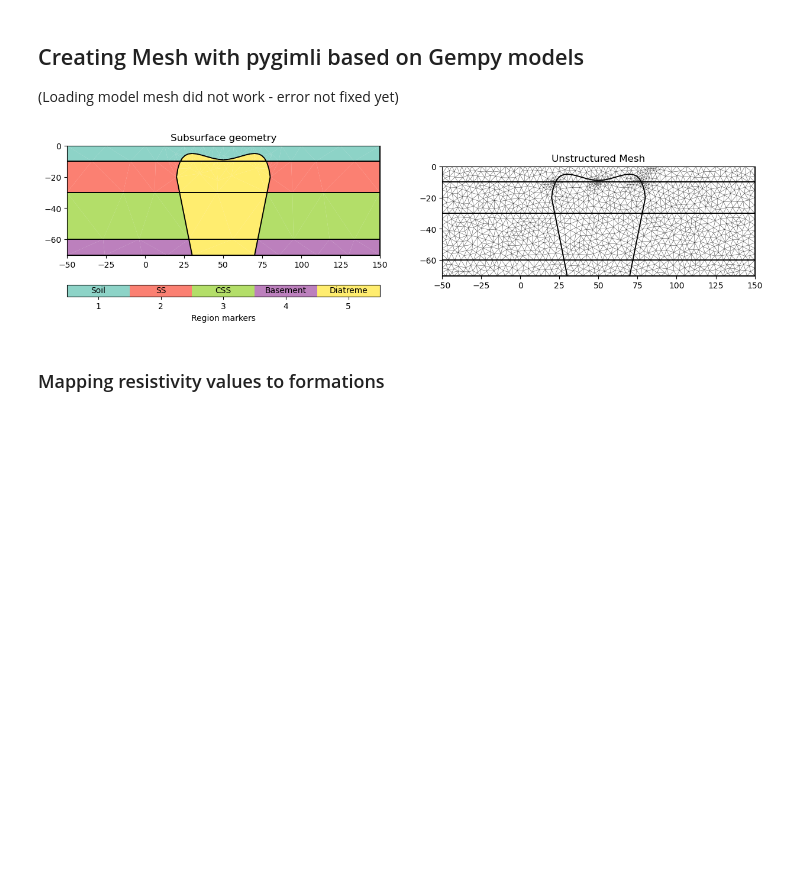
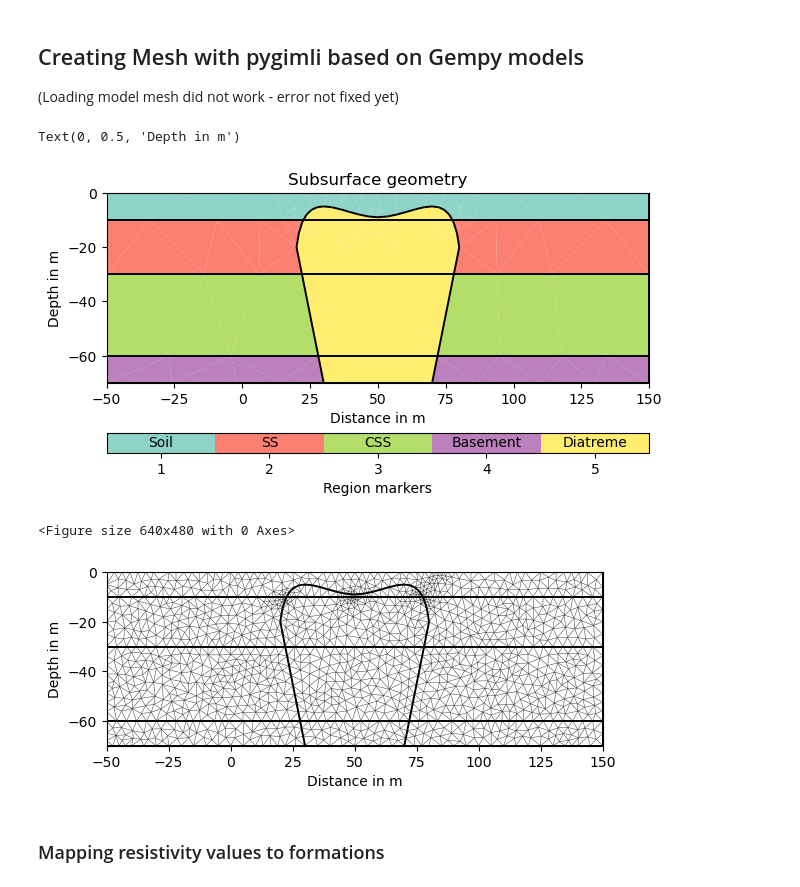
Before and after one commit to ZiegAnt/ResearchModule, a Jupyter notebook: RM_pygimli_computations.ipynb, the cells around one changed output. Saved outputs shown, nothing was run; the diff lists cells and outputs as text; code cells hidden in the pictures; blank space fills up the shorter version.

```diff
--- a/RM_pygimli_computations.ipynb
+++ b/RM_pygimli_computations.ipynb
@@ -119,25 +119,32 @@ mt.exportPLC(geom_mesh, 'mesh_combinedmodel.poly')
 
 #Append a boundary region for forward calculations
 #world_with_boundary = pg.meshtools.appendTriangleBoundary(world, marker=1, xbound=10, ybound=10)
-# %%
-# Visualization of geometry
-fig, (ax1,ax2) = plt.subplots(1,2,figsize=(15, 19))
-ax1.set_title('Subsurface geometry')
-pg.show(geom,ax=ax1)
-
-# Notes
-plt.text(0, 0.3, 'Soil', horizontalalignment='center', ) #, bbox=dict(facecolor='magenta', alpha=0.5)
-plt.text(1, 0.3, 'SS', horizontalalignment='center', )
-plt.text(2, 0.3, 'CSS', horizontalalignment='center', )
-plt.text(3, 0.3, 'Basement', horizontalalignment='center')
-plt.text(4, 0.3, 'Diatreme', horizontalalignment='center', )
-
-# Visualization of mesh
-pg.show(geom_mesh,ax=ax2)
-ax2.set_title('Unstructured Mesh')
-plt.savefig('Images/Mesh.png')
-# %% [output]
-[figure, removed]
+# %%
+# Visualization of geometry
+fig, ax1 = plt.subplots(1,1,figsize=(7, 8))
+ax1.set_title('Subsurface geometry')
+pg.show(geom,ax=ax1)
+
+# Notes
+plt.text(0, 0.3, 'Soil', horizontalalignment='center', ) #, bbox=dict(facecolor='magenta', alpha=0.5)
+plt.text(1, 0.3, 'SS', horizontalalignment='center', )
+plt.text(2, 0.3, 'CSS', horizontalalignment='center', )
+plt.text(3, 0.3, 'Basement', horizontalalignment='center')
+plt.text(4, 0.3, 'Diatreme', horizontalalignment='center', )
+ax1.set_xlabel('Distance in m')
+ax1.set_ylabel('Depth in m')
+#plt.savefig('Images/Model.png')
+
+plt.figure()
+pg.show(geom_mesh)
+plt.xlabel('Distance in m')
+plt.ylabel('Depth in m')
+#plt.savefig('Images/Mesh.png')
+# %% [output]
+Text(0, 0.5, 'Depth in m')
+[figure, added]
+<Figure size 640x480 with 0 Axes>
+[figure, added]
 # %% [markdown]
 ### Mapping resistivity values to formations
 # %%
```
Also changed, not shown: 15 other files.
